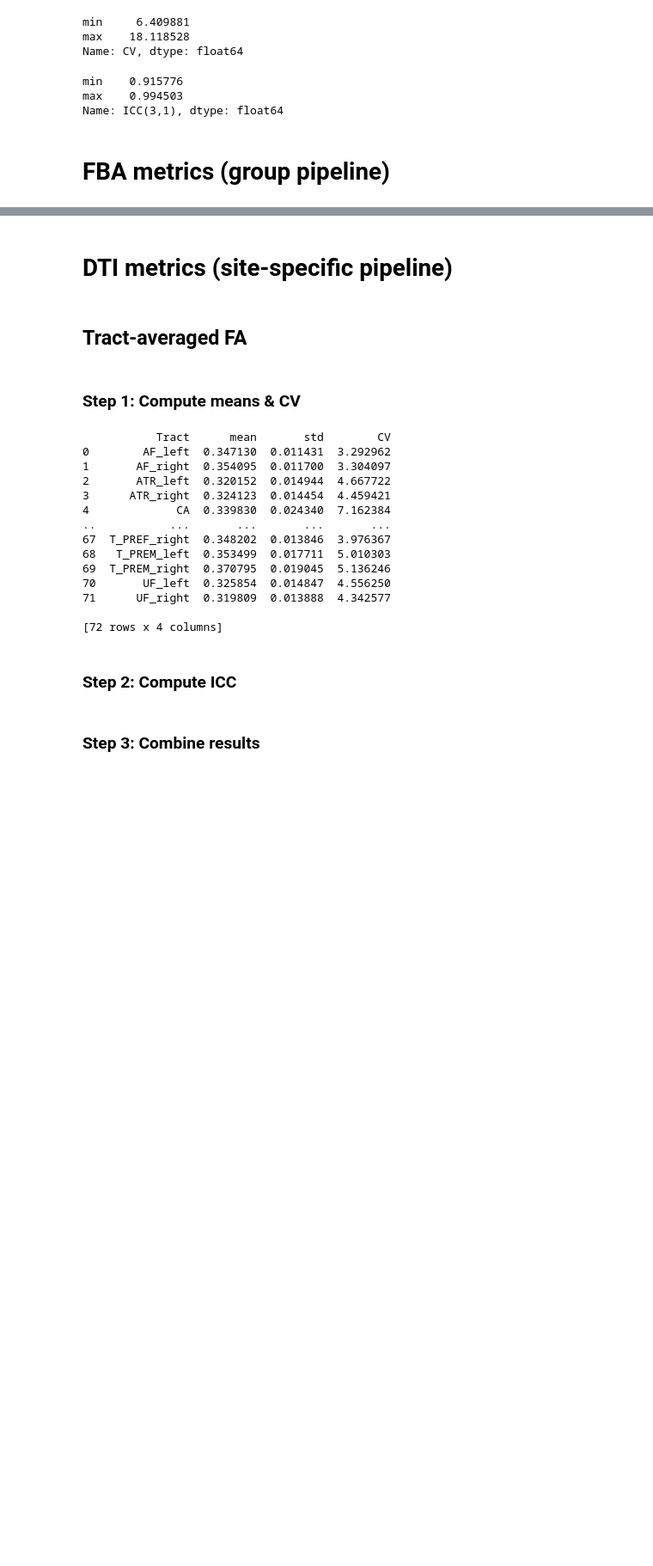
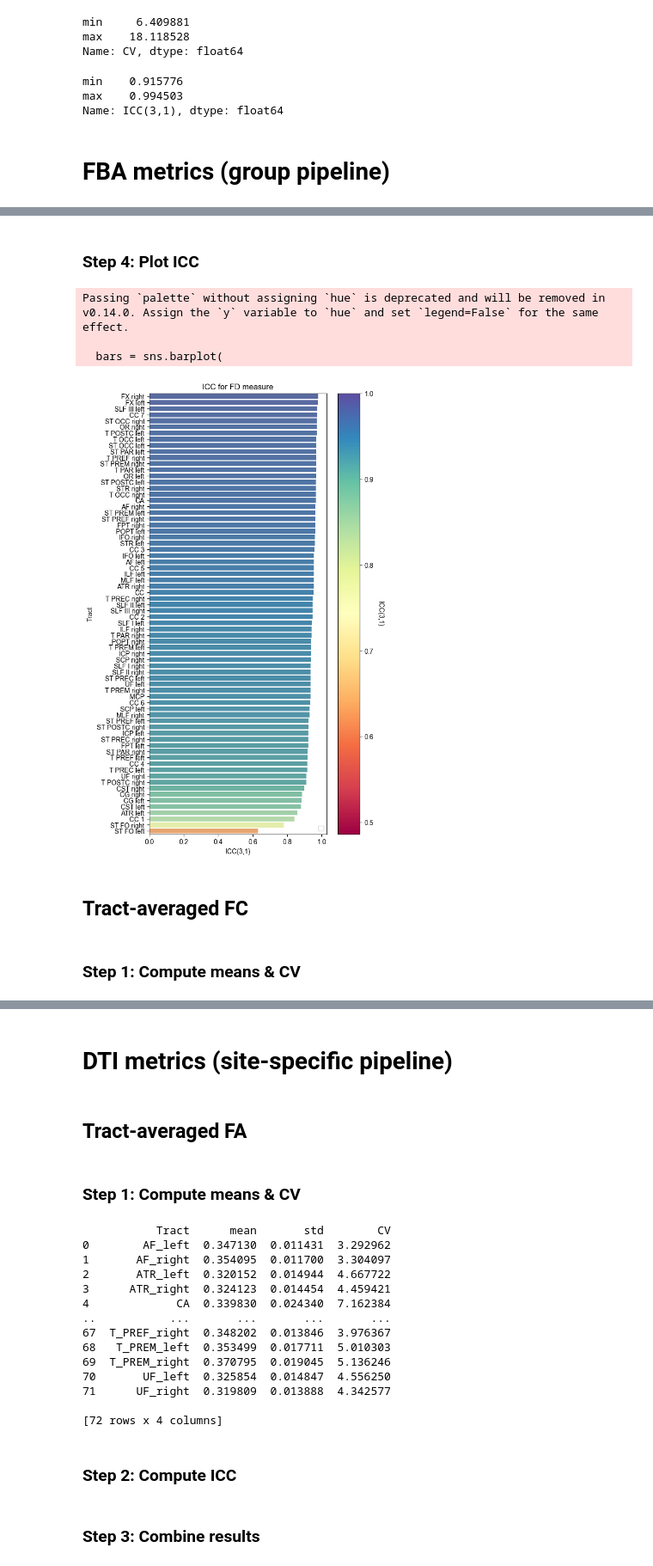
Before and after one commit to remikamito/TRAMFIX, a Jupyter notebook: analysis_notebooks/Analysis2_tractmeans.ipynb, the cells around one changed output, grey strips where cells are left out. Shown at 86% size. Saved outputs shown, nothing was run; the diff lists cells and outputs as text; code cells hidden in the pictures; blank space fills up the shorter version.

```diff
--- a/analysis_notebooks/Analysis2_tractmeans.ipynb
+++ b/analysis_notebooks/Analysis2_tractmeans.ipynb
@@ -333,0 +530,14 @@ Name: ICC(3,1), dtype: float64
+# %%
+# Compute ICC(3,1) for each tract
+
+icc_results_df4 = []
+for tract in tract_df4_long['Tract'].unique():
+    subset = tract_df4_long[tract_df4_long['Tract'] == tract]
+    icc = pg.intraclass_corr(data=subset, targets='ID', raters='Site', ratings='FD')
+    icc_2_1 = icc[icc['Type'] == 'ICC2']['ICC'].values[0]
+    icc_3_1 = icc[icc['Type'] == 'ICC3']['ICC'].values[0]  # Extract ICC(3,1)
+    icc_3_pval = icc[icc['Type'] == 'ICC3']['pval'].values[0] # extract pval for ICC3
+    icc_results_df4.append({'Tract': tract, 'ICC(2,1)': icc_2_1, 'ICC(3,1)': icc_3_1, 'pval': icc_3_pval})
+
+# Convert to DataFrame
+icc_df4 = pd.DataFrame(icc_results_df4)
@@ -333,0 +546,3 @@ Name: ICC(3,1), dtype: float64
+# %%
+results_df4 = pd.merge(cv_df4, icc_df4, on="Tract")
+results_df4['Tract'] = results_df4['Tract'].str.replace("_", " ")
@@ -333,0 +577,63 @@ Name: ICC(3,1), dtype: float64
+# %% [markdown]
+### Step 4: Plot ICC
+# %%
+import matplotlib.pyplot as plt
+import seaborn as sns
+import matplotlib.cm as cm
+import matplotlib.colors as mcolors
+
+# Sort by ICC values (low to high)
+icc_df4_sorted = results_df4.sort_values(by="ICC(3,1)", ascending=False)
+
+plt.rcParams['font.family'] = 'Arial'
+
+# manual colour mapping (range from 0 to 1 for ICC)
+norm = mcolors.Normalize(vmin=results_fa_df['ICC(3,1)'].min(), vmax=1)
+cmap = cm.get_cmap("Spectral")
+# or using rocket without mapping
+# norm = mcolors.Normalize(vmin=results_df1['ICC_3_1'].min(), vmax=results_df1['ICC_3_1'].max())
+# cmap = cm.get_cmap("rocket")
+colours = [cmap(norm(val)) for val in icc_df4_sorted['ICC(3,1)']]
+
+# # Plot
+# plt.figure(figsize=(6, 12))
+# sns.barplot(data=icc_df1_sorted, x="ICC_3_1", y="Tract", palette=colours)
+
+# plot
+fig, ax = plt.subplots(figsize=(6,12))
+bars = sns.barplot(
+    data=icc_df4_sorted,
+    y="Tract",
+    x="ICC(3,1)",
+    palette=colours,
+    ax=ax
+)
+# Add vertical colorbar
+sm = cm.ScalarMappable(cmap=cmap, norm=norm)
+sm.set_array([])  # Required for matplotlib < 3.1
+cbar = fig.colorbar(sm, ax=ax, orientation="vertical")
+cbar.set_label("ICC(3,1)", rotation=270, labelpad=15)
+
+# Format plot
+#plt.xticks(rotation=90, fontsize=10)  # Rotate measure names for visibility
+plt.ylabel("Tract")
+plt.xlabel("ICC(3,1)")
+plt.title("ICC for FD measure")
+#plt.axhline(y=0.75, color='g', linestyle='--', label="Excellent Agreement (0.75)")
+#plt.axhline(y=0.40, color='r', linestyle='--', label="Poor Agreement (0.40)")
+plt.legend()
+
+##output_plt = os.path.join(output_dir, "icc_plot_fd.svg")
+
+plt.savefig(os.path.join(output_dir, "icc_plot_fd_template2_spectral.svg"), format="svg", bbox_inches="tight")
+
+plt.show()
+# %% [output]
+Passing `palette` without assigning `hue` is deprecated and will be removed in v0.14.0. Assign the `y` variable to `hue` and set `legend=False` for the same effect.
+
+  bars = sns.barplot(
+[figure, added]
+# %% [markdown]
+## **Tract-averaged FC**
+# %% [markdown]
+### Step 1: Compute means & CV
```
Also changed, not shown: parts of 64 cells of this notebook, 2 other files.
